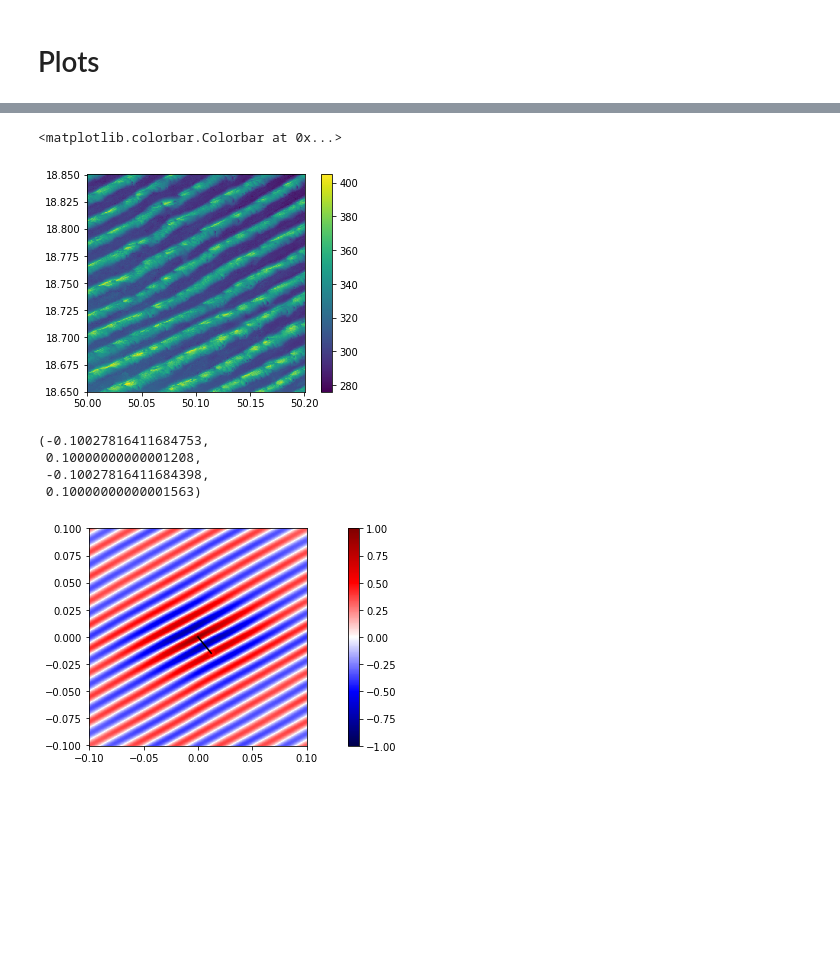
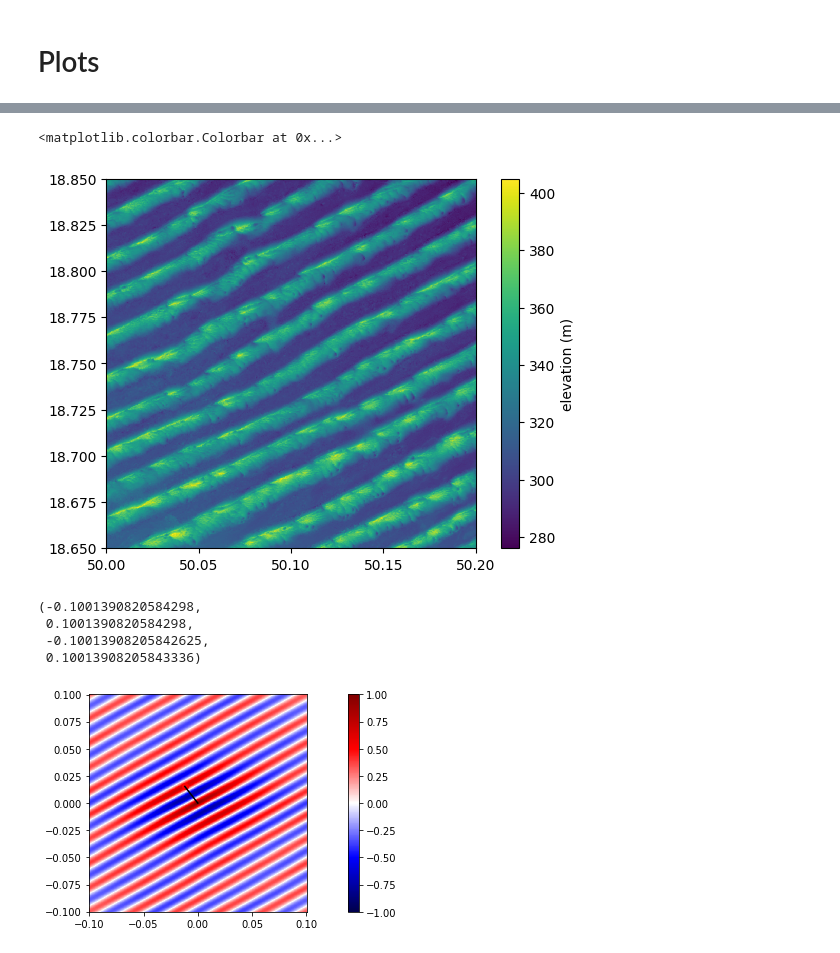
Before and after one commit to geomorphlab/medaes, a Jupyter notebook: day4/day4.ipynb, the cells around one changed output, grey strips where cells are left out. Drawn from its saved outputs; the diff is of its cells as text; code cells hidden in the pictures; blank space fills up the shorter version.

```diff
--- a/day4/day4.ipynb
+++ b/day4/day4.ipynb
@@ -155,22 +159,22 @@ plt.legend(frameon=False)
 # %%
 plt.pcolormesh(lon_geotiff,lat_geotiff,z_geotiff)
 plt.axis('square')
-plt.colorbar()
+plt.colorbar(label='elevation (m)')
 # %% [output]
 <matplotlib.colorbar.Colorbar at 0x...>
-[figure, old version]
+[figure, new version]
 # %%
-plt.pcolormesh(Lon_rft_s,Lat_rft_s,z_rft_s,vmin=-1,vmax=1,cmap='seismic')
+plt.pcolormesh(lonc,latc,zc,vmin=-1,vmax=1,cmap='seismic')
 plt.colorbar()
 plt.plot([0,dunespacing*np.cos(duneangle)],[0,dunespacing*np.sin(duneangle)],c='k')
 plt.scatter(dunespacing*np.cos(duneangle),dunespacing*np.sin(duneangle),c='r')
 plt.axis('square')
 # %% [output]
-(-0.10027816411684753,
- 0.10000000000001208,
- -0.10027816411684398,
- 0.10000000000001563)
+(-0.1001390820584298,
+ 0.1001390820584298,
+ -0.10013908205842625,
+ 0.10013908205843336)
-[figure, old version]
+[figure, new version]
 # %%
 plt.pcolormesh(lon_geotiff,lat_geotiff,z_geotiff)
 plt.plot([np.mean(lon_geotiff),np.mean(lon_geotiff)+dunespacing*np.cos(duneangle)],
```
Also changed, not shown: parts of 13 cells of this notebook, 35 other files.
